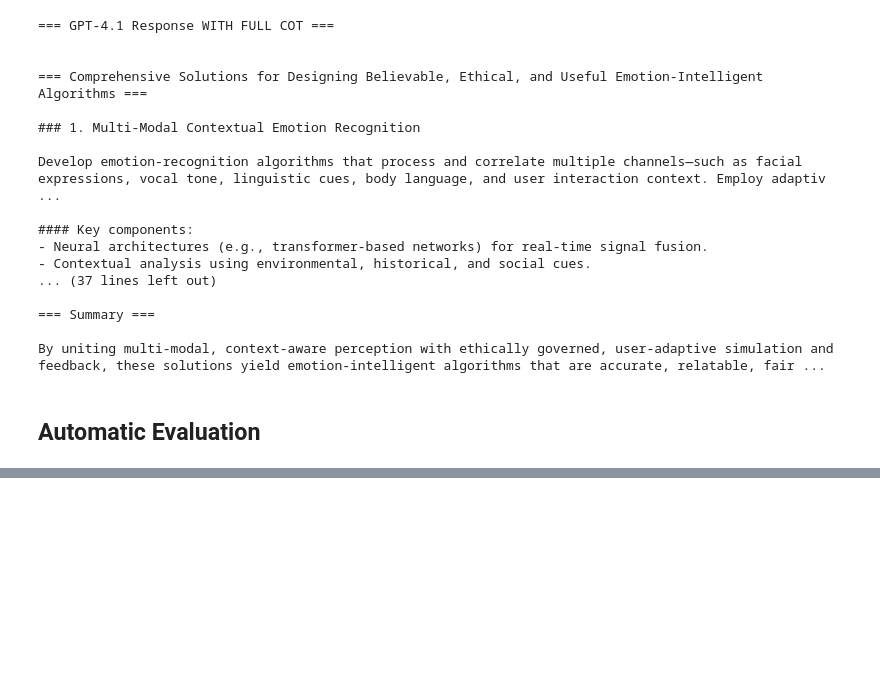
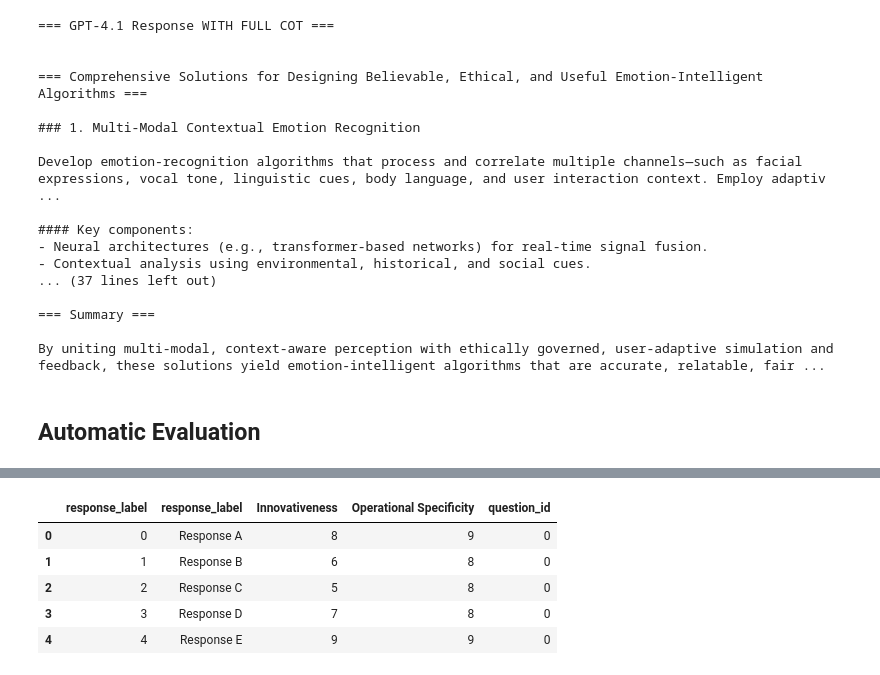
Before and after one commit to Applejuize/Analogical-LLM, a Jupyter notebook: Prototype_Workflow.ipynb, the cells around one changed output, grey strips where cells are left out. Cells and saved outputs as stored; diff of their text form; code cells hidden in the pictures; blank space fills up the shorter version.

```diff
--- a/Prototype_Workflow.ipynb
+++ b/Prototype_Workflow.ipynb
@@ -1320,0 +1342,9 @@ df_eval_results = evaluate_multiple_questions(questions_list, responses)
+# %%
+df_eval_results.head()
+# %% [output]
+|  | response_label | response_label | Innovativeness | Operational Specificity | question_id |
+| 0 | 0 | Response A | 8 | 9 | 0 |
+| 1 | 1 | Response B | 6 | 8 | 0 |
+| 2 | 2 | Response C | 5 | 8 | 0 |
+| 3 | 3 | Response D | 7 | 8 | 0 |
+| 4 | 4 | Response E | 9 | 9 | 0 |
```
Also changed, not shown: parts of 17 cells of this notebook.
